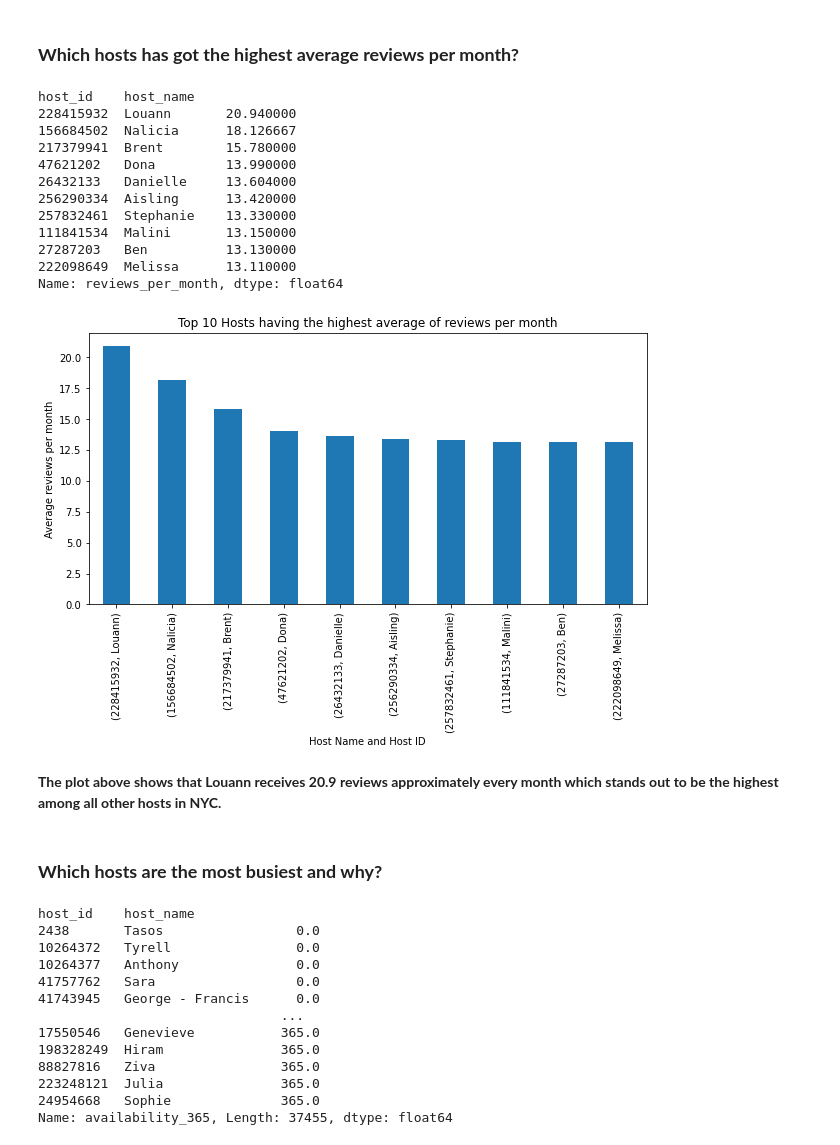
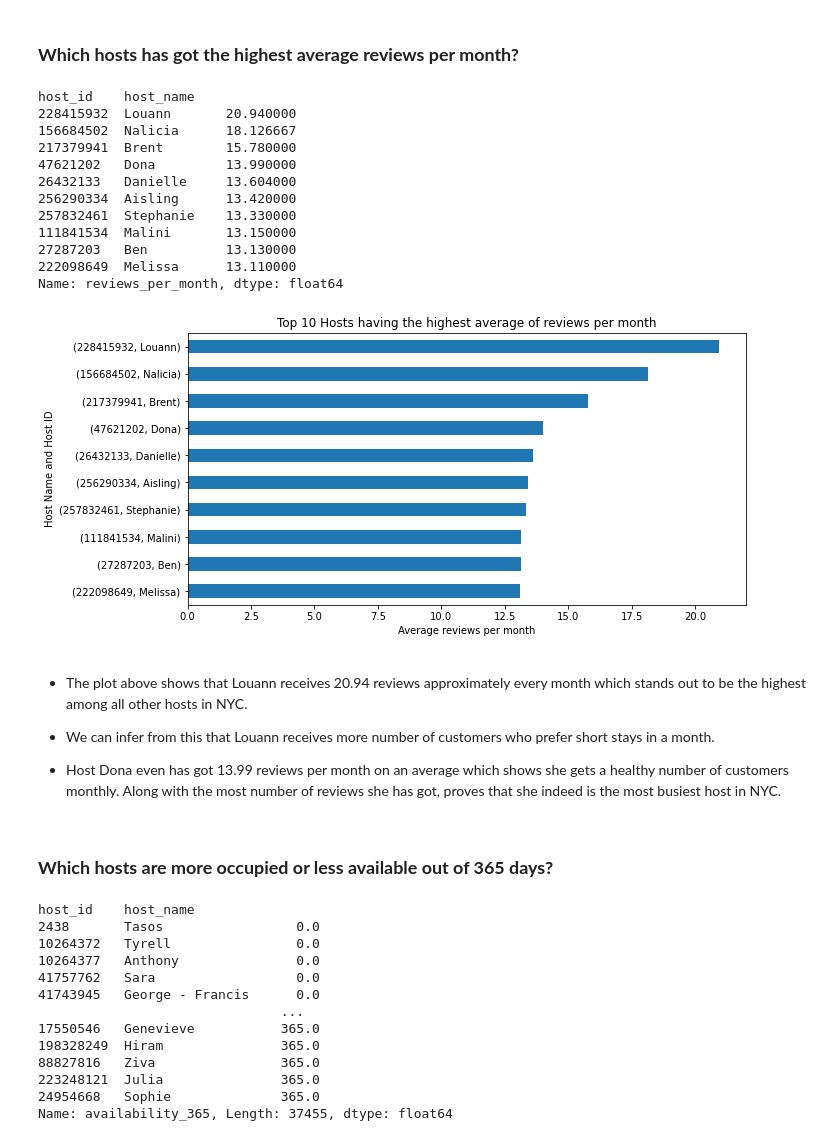
Before and after one commit to Rudrajit12/Airbnb-Bookings-Analysis, a Jupyter notebook: Airbnb_Bookings_Analysis_Capstone_Project.ipynb, the cells around one changed output. Drawn from its saved outputs; the diff is of its cells as text; code cells hidden in the pictures.

```diff
--- a/Airbnb_Bookings_Analysis_Capstone_Project.ipynb
+++ b/Airbnb_Bookings_Analysis_Capstone_Project.ipynb
@@ -333,31 +365,34 @@ Name: number_of_reviews, dtype: float64
 # %%
 # top 10 hosts on the basis of reviews per month
 top_10_monthly_reviews_hosts = bnb_df.groupby(['host_id','host_name'])['reviews_per_month'].mean().sort_values(ascending=False)[:10]
 print(top_10_monthly_reviews_hosts)
 
 # plot the top 10 hosts on the basis of reviews per month
-top_10_monthly_reviews_hosts.plot.bar(figsize=(10,5))
-plt.xlabel('Host Name and Host ID')
-plt.ylabel('Average reviews per month')
+top_10_monthly_reviews_hosts.plot.barh(figsize=(10,5)).invert_yaxis()
+plt.ylabel('Host Name and Host ID')
+plt.xlabel('Average reviews per month')
 plt.title('Top 10 Hosts having the highest average of reviews per month')
 plt.show()
 # %% [output]
 host_id    host_name
 228415932  Louann       20.940000
 156684502  Nalicia      18.126667
 217379941  Brent        15.780000
 47621202   Dona         13.990000
 26432133   Danielle     13.604000
 256290334  Aisling      13.420000
 257832461  Stephanie    13.330000
 111841534  Malini       13.150000
 27287203   Ben          13.130000
 222098649  Melissa      13.110000
 Name: reviews_per_month, dtype: float64
-[figure, old version]
+[figure, new version]
-# %% [markdown]
-**The plot above shows that Louann receives 20.9 reviews approximately every month which stands out to be the highest among all other hosts in NYC.**
-# %% [markdown]
-### **Which hosts are the most busiest and why?**
+# %% [markdown]
+* The plot above shows that Louann receives 20.94 reviews approximately every month which stands out to be the highest among all other hosts in NYC.
+* We can infer from this that Louann receives more number of customers who prefer short stays in a month.
+
+* Host Dona even has got 13.99 reviews per month on an average which shows she gets a healthy number of customers monthly. Along with the most number of reviews she has got, proves that she indeed is the most busiest host in NYC.
+# %% [markdown]
+### **Which hosts are more occupied or less available out of 365 days?**
 # %%
 # top 10 hosts on the basis of least availability
```
Also changed, not shown: parts of 30 cells of this notebook.
